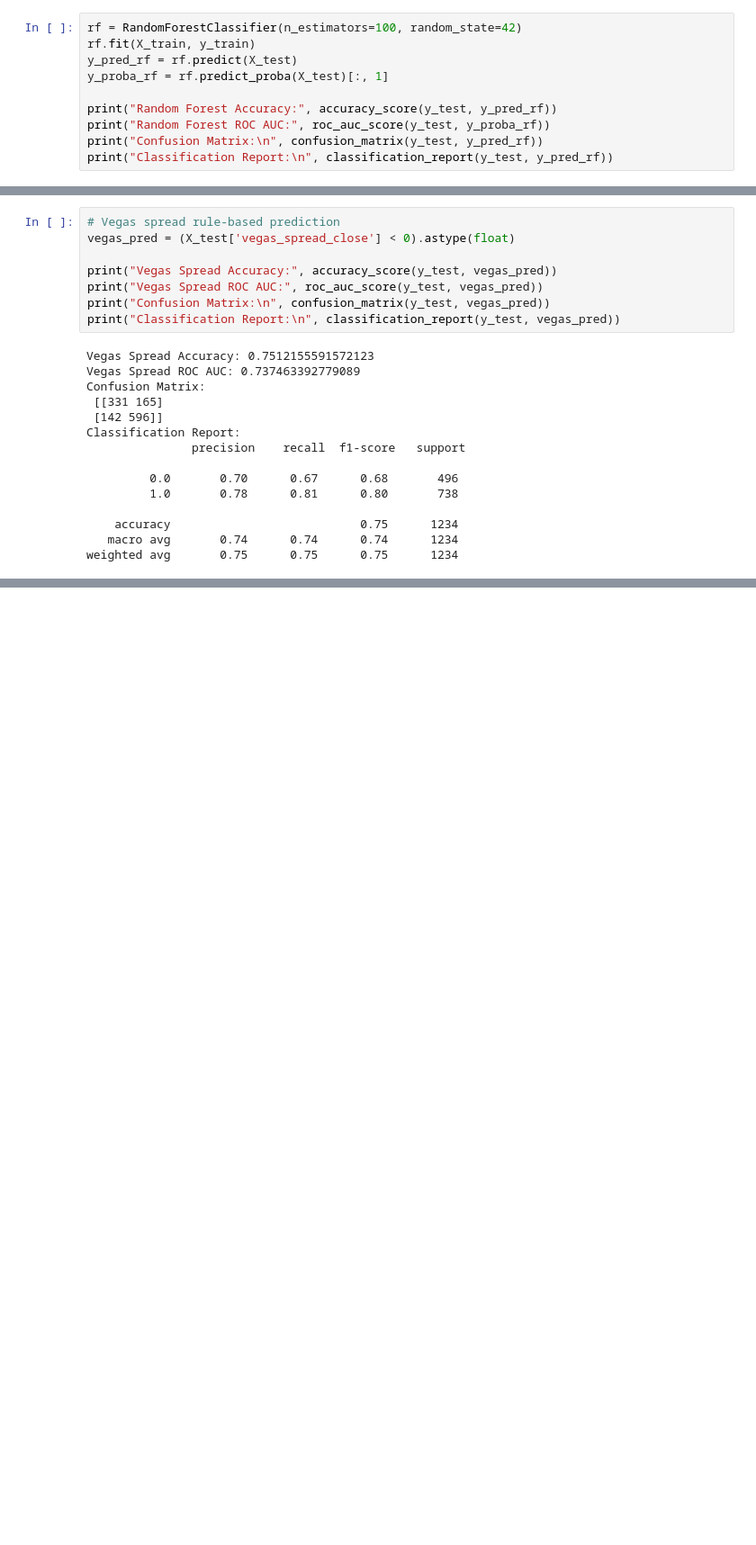
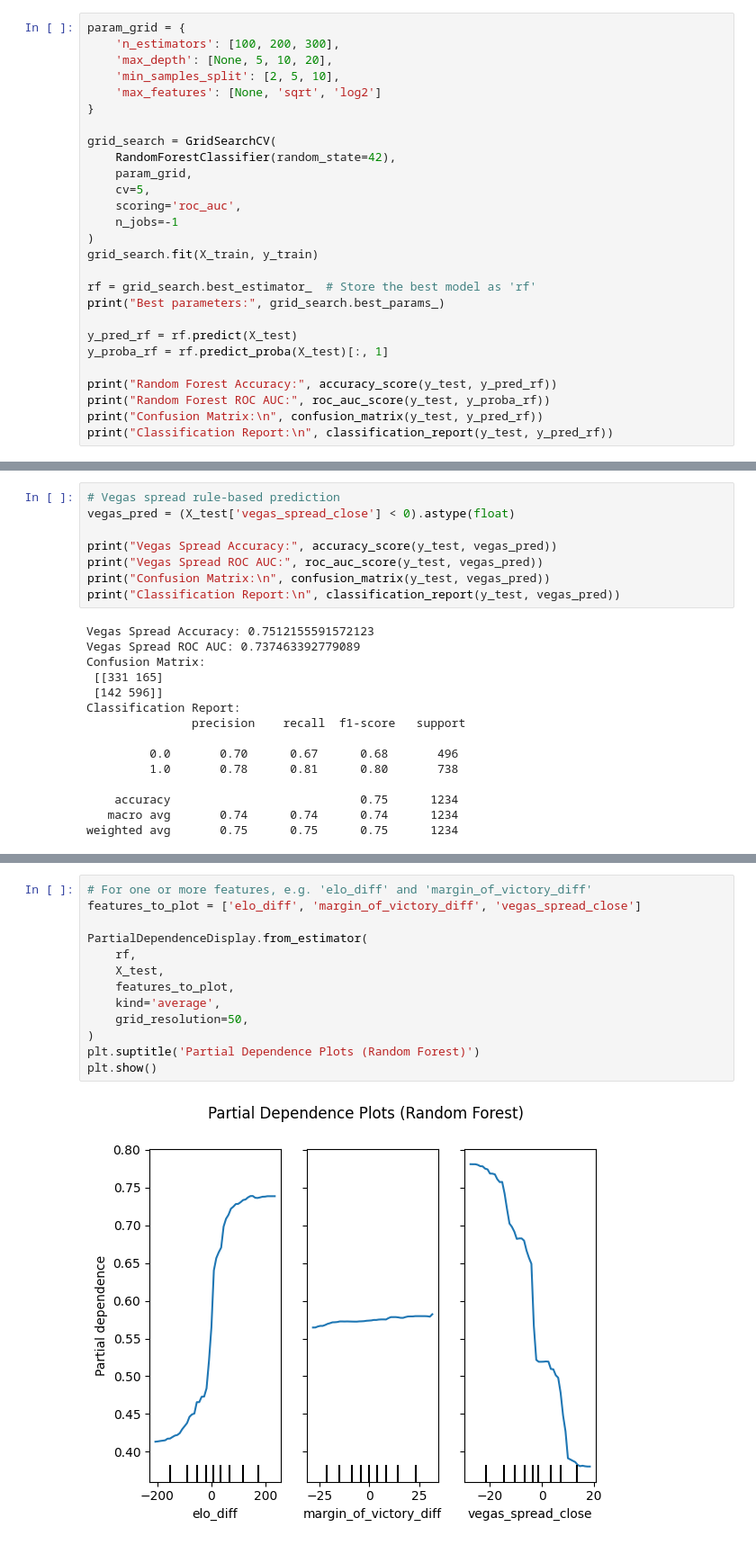
Before and after one commit to jmasasser-n17/CollegeFootball, a Jupyter notebook: feature_selection.ipynb, the cells around one changed output, grey strips where cells are left out. Shown at 90% size. Cells and saved outputs as stored; diff of their text form; blank space fills up the shorter version.

```diff
--- a/feature_selection.ipynb
+++ b/feature_selection.ipynb
@@ -308,8 +310,25 @@ Classification Report:
    macro avg       0.52      0.51      0.50      1234
 weighted avg       0.53      0.56      0.54      1234
 # %%
-rf = RandomForestClassifier(n_estimators=100, random_state=42)
-rf.fit(X_train, y_train)
+param_grid = {
+    'n_estimators': [100, 200, 300],
+    'max_depth': [None, 5, 10, 20],
+    'min_samples_split': [2, 5, 10],
+    'max_features': [None, 'sqrt', 'log2']
+}
+
+grid_search = GridSearchCV(
+    RandomForestClassifier(random_state=42),
+    param_grid,
+    cv=5,
+    scoring='roc_auc',
+    n_jobs=-1
+)
+grid_search.fit(X_train, y_train)
+
+rf = grid_search.best_estimator_  # Store the best model as 'rf'
+print("Best parameters:", grid_search.best_params_)
+
 y_pred_rf = rf.predict(X_test)
 y_proba_rf = rf.predict_proba(X_test)[:, 1]
 
@@ -413,0 +467,15 @@ The Random Forest model is outperforming the Vegas spread rule, meeting the proj
+# %%
+# For one or more features, e.g. 'elo_diff' and 'margin_of_victory_diff'
+features_to_plot = ['elo_diff', 'margin_of_victory_diff', 'vegas_spread_close']
+
+PartialDependenceDisplay.from_estimator(
+    rf,
+    X_test,
+    features_to_plot,
+    kind='average',
+    grid_resolution=50,
+)
+plt.suptitle('Partial Dependence Plots (Random Forest)')
+plt.show()
+# %% [output]
+[figure, added]
```
Also changed, not shown: parts of 6 cells of this notebook, 11 other files.
